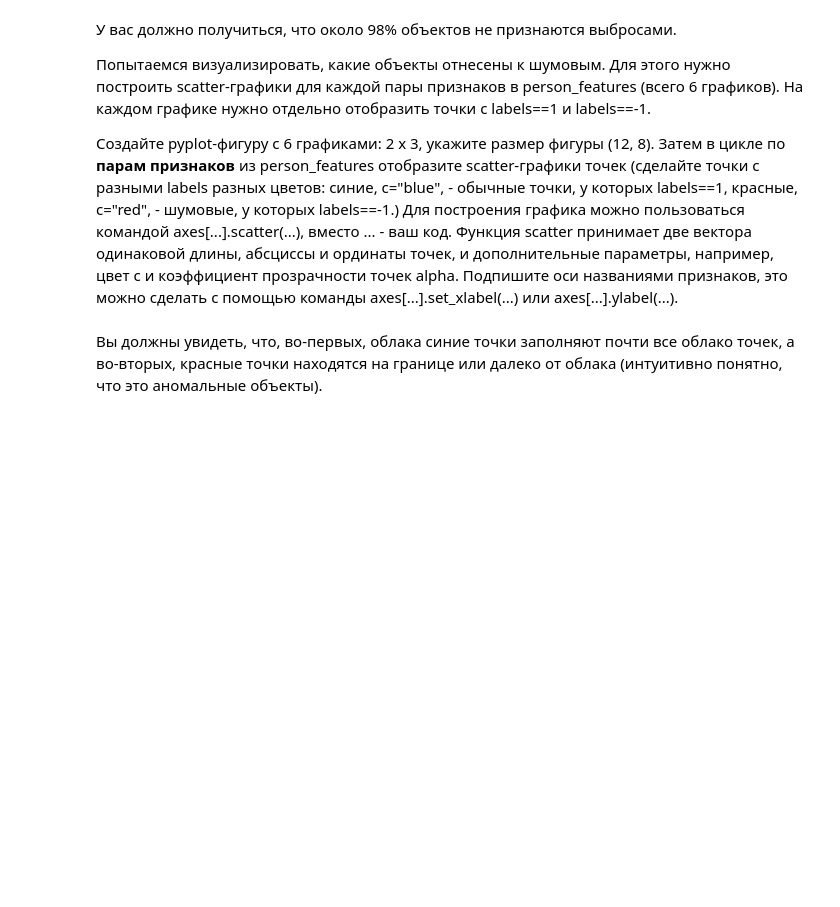
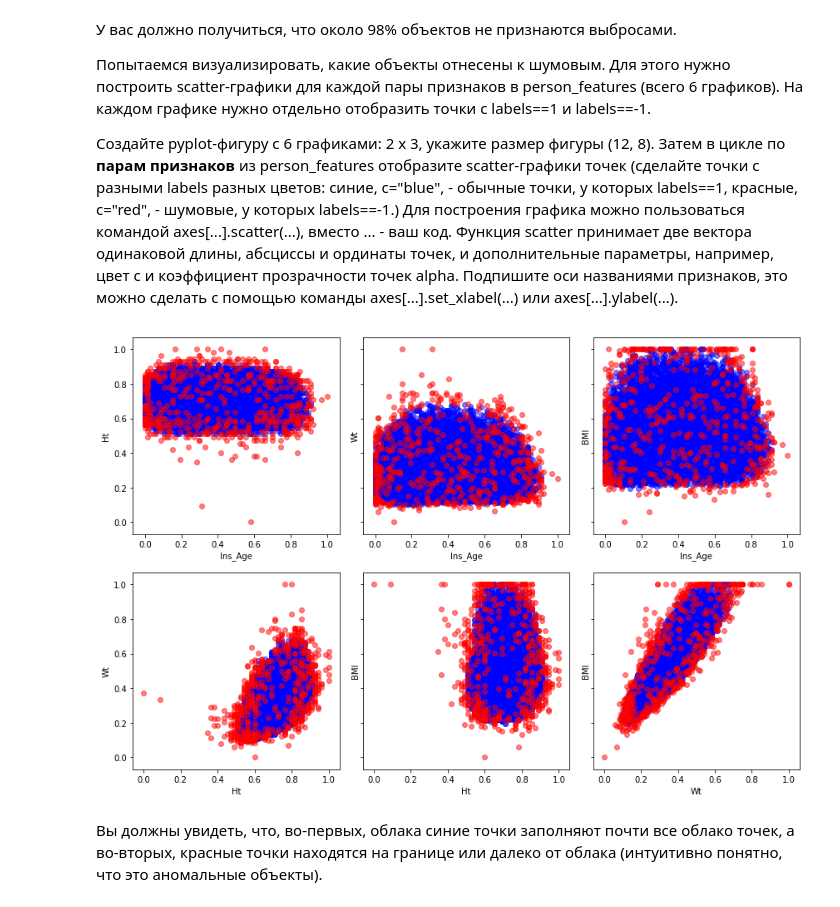
Before and after one commit to kcostya/mipt, a Jupyter notebook: unsupervised-learning/week-3/VisualizationPeerReview.ipynb, the cells around one changed output. Drawn from its saved outputs; the diff is of its cells as text; code cells hidden in the pictures; blank space fills up the shorter version.

```diff
--- a/unsupervised-learning/week-3/VisualizationPeerReview.ipynb
+++ b/unsupervised-learning/week-3/VisualizationPeerReview.ipynb
@@ -361,3 +361,22 @@ labels = svm_.predict(sdata[person_features])
+# %%
+# Код 7. Постройте 6 графиков
+fig, axes = plt.subplots(2, 3, figsize=(12, 8), sharey=True)
+
+for i, xy in enumerate(combinations(person_features, 2)):
+    axes[i // 3, i % 3].scatter(sdata[person_features][labels==1][xy[0]],
+                                sdata[person_features][labels==1][xy[1]],
+                                alpha=0.5,
+                                c='blue')
+    axes[i // 3, i % 3].scatter(sdata[person_features][labels==-1][xy[0]],
+                                sdata[person_features][labels==-1][xy[1]],
+                                alpha=0.5,
+                                c='red')
+    axes[i // 3, i % 3].set_xlabel(xy[0])
+    axes[i // 3, i % 3].set_ylabel(xy[1])
+
+plt.tight_layout()
+# %% [output]
+[figure, added]
 # %% [markdown]
 Вы должны увидеть, что, во-первых, облака синие точки заполняют почти все облако точек, а во-вторых, красные точки находятся на границе или далеко от облака (интуитивно понятно, что это аномальные объекты).
 # %% [markdown]
```
Also changed, not shown: parts of 4 cells of this notebook.
